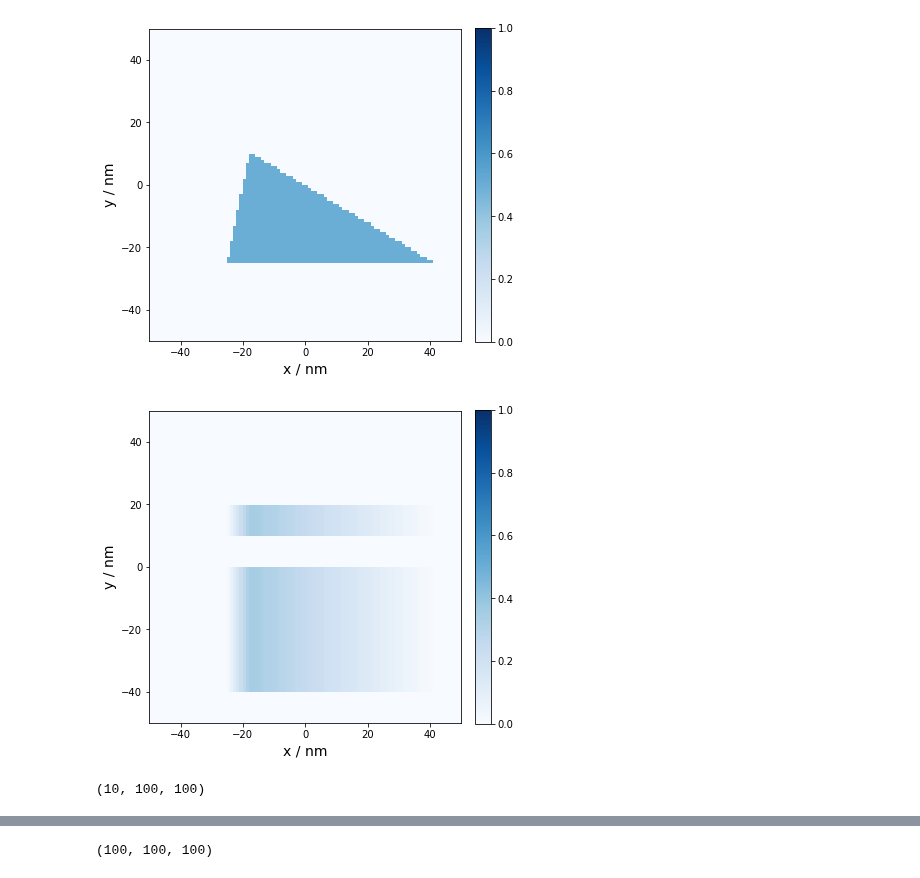
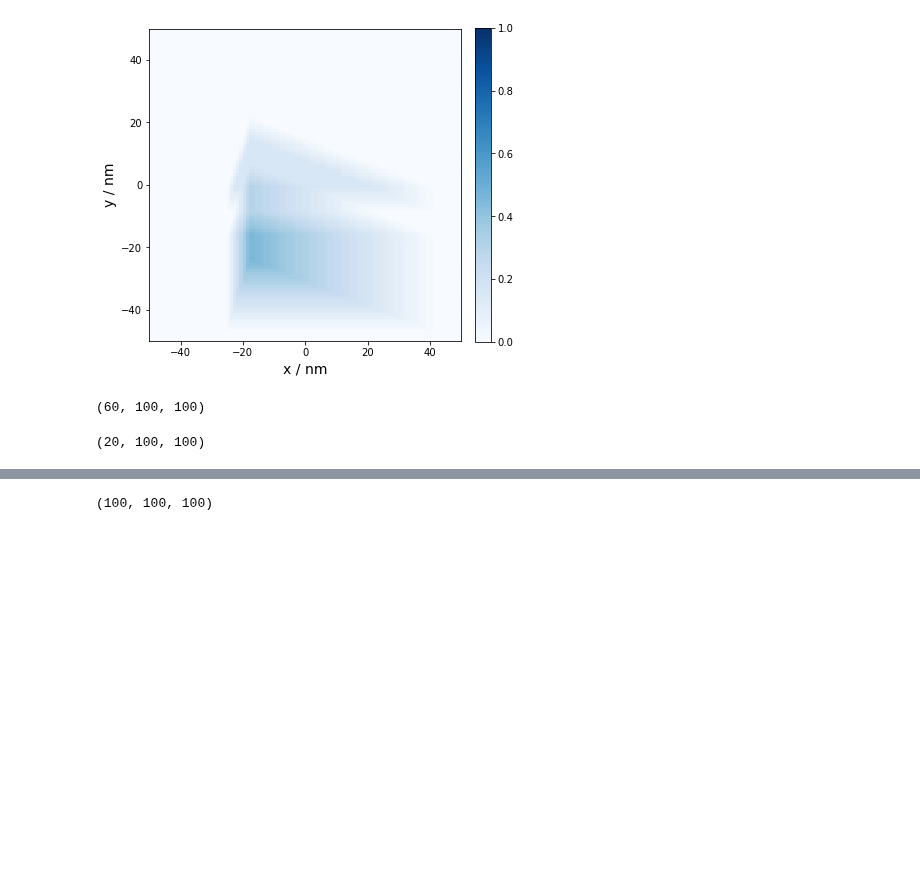
Before and after one commit to grlewis333/phd-work, a Jupyter notebook: multi-axis-tomo/scalar-rot-proj.ipynb, the cells around one changed output, grey strips where cells are left out. Saved outputs shown, nothing was run; the diff lists cells and outputs as text; code cells hidden in the pictures; blank space fills up the shorter version.

Commit message:
got multi-axis working

```diff
--- a/multi-axis-tomo/scalar-rot-proj.ipynb
+++ b/multi-axis-tomo/scalar-rot-proj.ipynb
@@ -9,17 +10,16 @@ import copy                                     # For deep copying arrays
 import multi_axis                               # My custom functions
 # %%
 # Generate phantom
-X,Y,Z,P = multi_axis.generate_tri_pris()
+#X,Y,Z,P = multi_axis.generate_tri_pris()
 
 # View in 2D
-multi_axis.plot_2d(X,Y,Z,P)
+#multi_axis.plot_2d(X,Y,Z,P)
 
 # Rotate 90 about +x and view again
-Pr = multi_axis.rotate_bulk(P,90,0,0)
+Pr = multi_axis.rotate_bulk(P,50,0,0)
 multi_axis.plot_2d(X,Y,Z,Pr)
 # %% [output]
-[figure, old version]
+[figure, new version]
-[figure, removed]
 # %%
 # Create tilt series about x
 ax,ay,az = 0,0,0
@@ -27,9 +27,9 @@ ax,ay,az = 0,0,0
 P_projs = []
 vectors = []
 thetas = []
-for ax in np.linspace(-70,70,10):
+for ay in np.linspace(-90,90,60):
     vector = multi_axis.get_astravec(ax,ay,az)
-    vector[0:3] = np.array(multi_axis.rotation_matrix(ax,ay,az)).dot([0,0,1])
+    #vector[0:3] = np.array(multi_axis.rotation_matrix(ax,ay,az)).dot([0,0,1])
     thetas.append(ax*np.pi/180)
     vectors.append(vector)
     P_rot = multi_axis.rotate_bulk(P,ax,ay,az)
@@ -39,7 +39,32 @@ for ax in np.linspace(-70,70,10):
 raw_data = P_projs
 np.shape(raw_data)
 # %% [output]
-(10, 100, 100)
+(60, 100, 100)
+# %%
+# Create tilt series about x and y
+ax,ay,az = 0,0,0
+
+P_projs = []
+vectors = []
+for ax in np.linspace(-70,70,10):
+    vector = multi_axis.get_astravec(ax,ay,az)
+    vectors.append(vector)
+    P_rot = multi_axis.rotate_bulk(P,ax,ay,az)
+    P_rot_proj =np.flipud(np.mean(P_rot,axis=2).T) # flipud .T was here before
+    P_projs.append(P_rot_proj)
+
+ax = 0
+for ay in np.linspace(-70,70,10):
+    vector = multi_axis.get_astravec(ax,ay,az)
+    vectors.append(vector)
+    P_rot = multi_axis.rotate_bulk(P,ax,ay,az)
+    P_rot_proj =np.flipud(np.mean(P_rot,axis=2).T)
+    P_projs.append(P_rot_proj)
+
+raw_data = P_projs
+np.shape(raw_data)
+# %% [output]
+(20, 100, 100)
 # %%
 # Prepare projections for reconstruction
 raw_data = np.array(raw_data)
```
Also changed, not shown: parts of 32 cells of this notebook, 1 other file.
